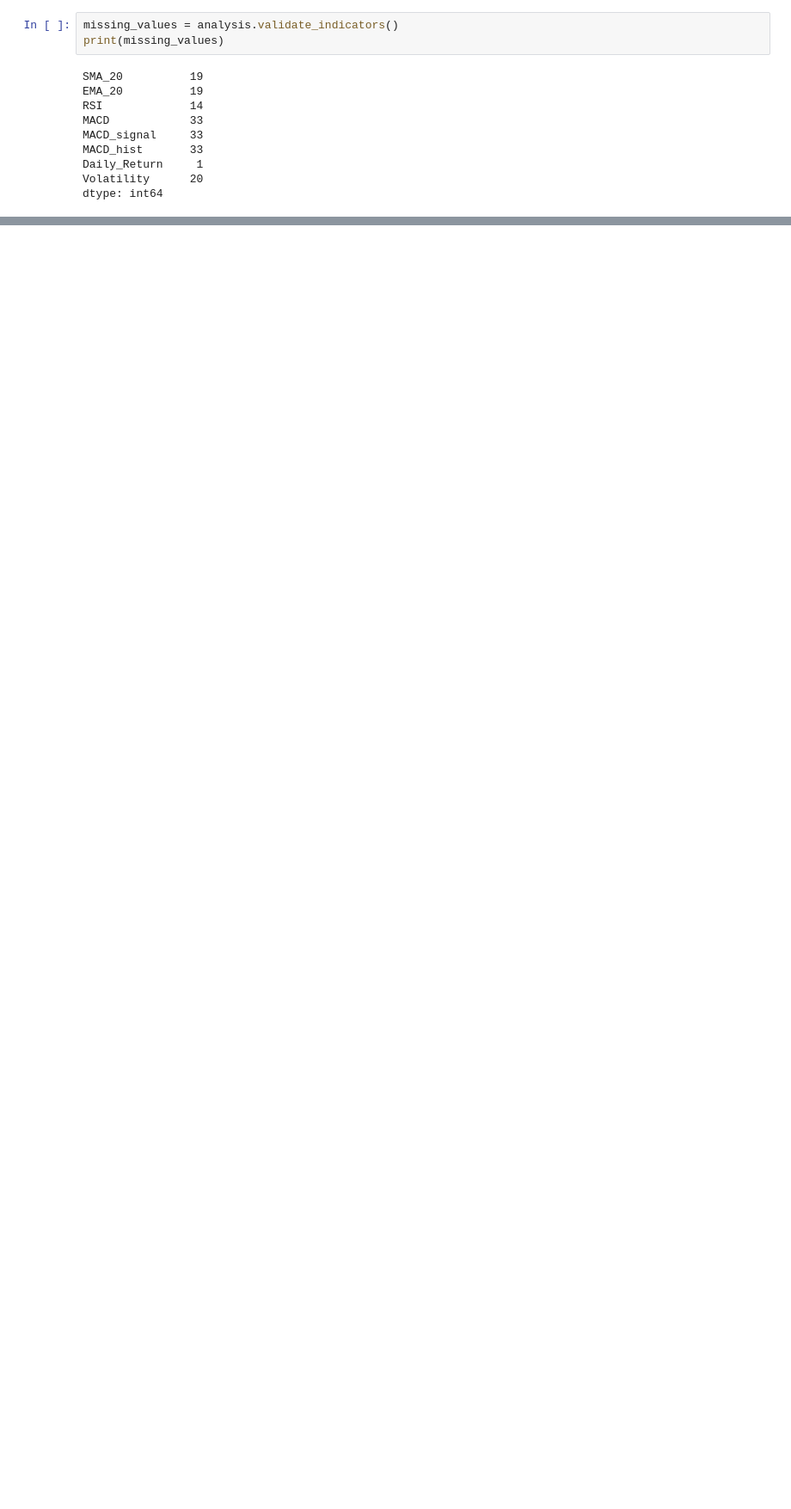
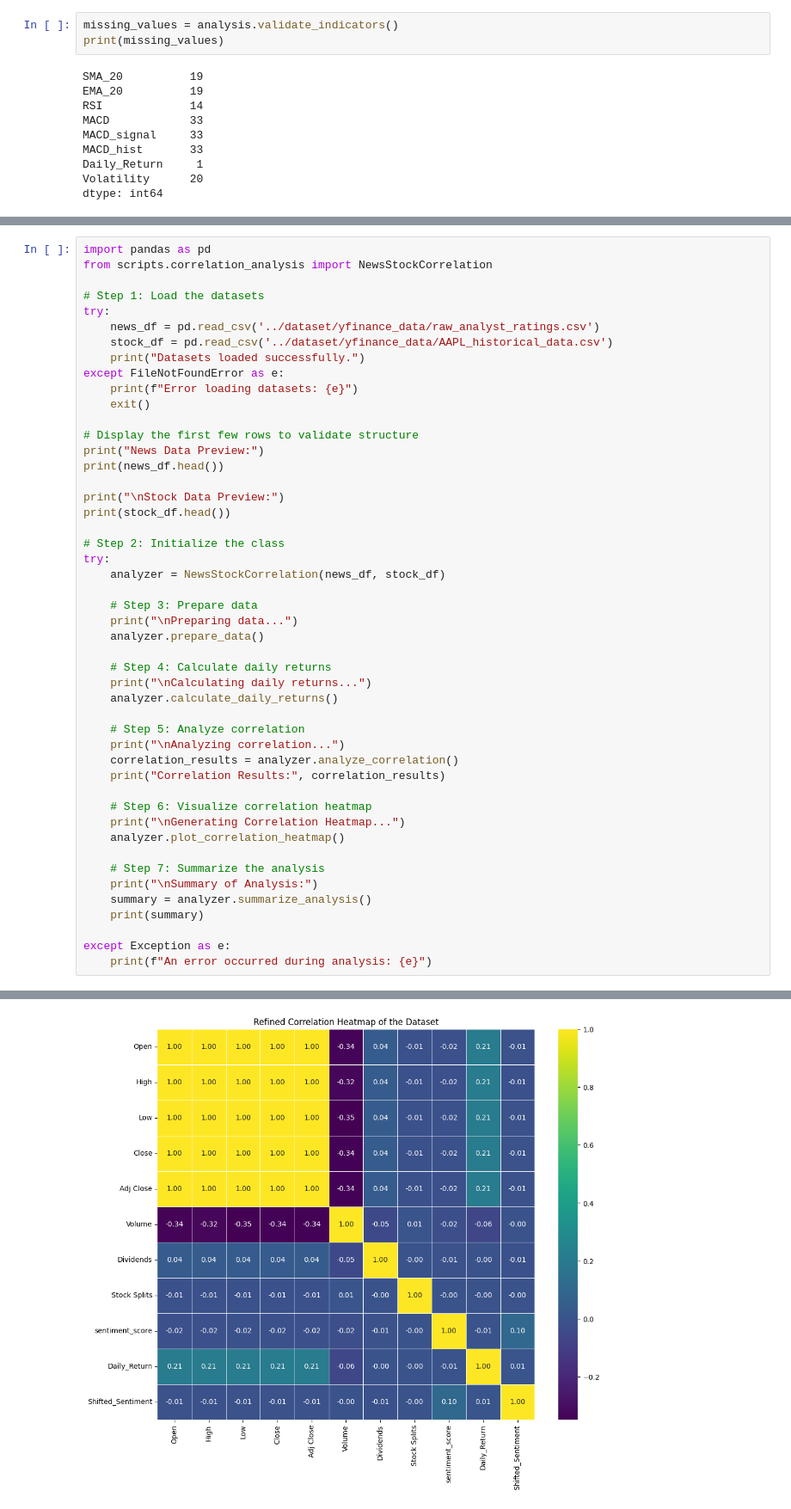
Before and after one commit to HabibiGirum/Stock_Market_Insights_From_Financial_news, a Jupyter notebook: notebooks/stock_analysis.ipynb, the cells around one changed output, grey strips where cells are left out. Shown at 86% size. Drawn from its saved outputs; the diff is of its cells as text; blank space fills up the shorter version.

```diff
--- a/notebooks/stock_analysis.ipynb
+++ b/notebooks/stock_analysis.ipynb
@@ -205,0 +190,49 @@ print(analyzer.summarize_analysis())
+# %%
+import pandas as pd
+from scripts.correlation_analysis import NewsStockCorrelation
+
+# Step 1: Load the datasets
+try:
+    news_df = pd.read_csv('../dataset/yfinance_data/raw_analyst_ratings.csv')
+    stock_df = pd.read_csv('../dataset/yfinance_data/AAPL_historical_data.csv')
+    print("Datasets loaded successfully.")
+except FileNotFoundError as e:
+    print(f"Error loading datasets: {e}")
+    exit()
+
+# Display the first few rows to validate structure
+print("News Data Preview:")
+print(news_df.head())
+
+print("\nStock Data Preview:")
+print(stock_df.head())
+
+# Step 2: Initialize the class
+try:
+    analyzer = NewsStockCorrelation(news_df, stock_df)
+
+    # Step 3: Prepare data
+    print("\nPreparing data...")
+    analyzer.prepare_data()
+
+    # Step 4: Calculate daily returns
+    print("\nCalculating daily returns...")
+    analyzer.calculate_daily_returns()
+
+    # Step 5: Analyze correlation
+    print("\nAnalyzing correlation...")
+    correlation_results = analyzer.analyze_correlation()
+    print("Correlation Results:", correlation_results)
+
+    # Step 6: Visualize correlation heatmap
+    print("\nGenerating Correlation Heatmap...")
+    analyzer.plot_correlation_heatmap()
+
+    # Step 7: Summarize the analysis
+    print("\nSummary of Analysis:")
+    summary = analyzer.summarize_analysis()
+    print(summary)
+
+except Exception as e:
+    print(f"An error occurred during analysis: {e}")
+# %% [output]
@@ -205,0 +256 @@ print(analyzer.summarize_analysis())
+[figure, added]
```
Also changed, not shown: parts of 3 cells of this notebook, 1 other file.
